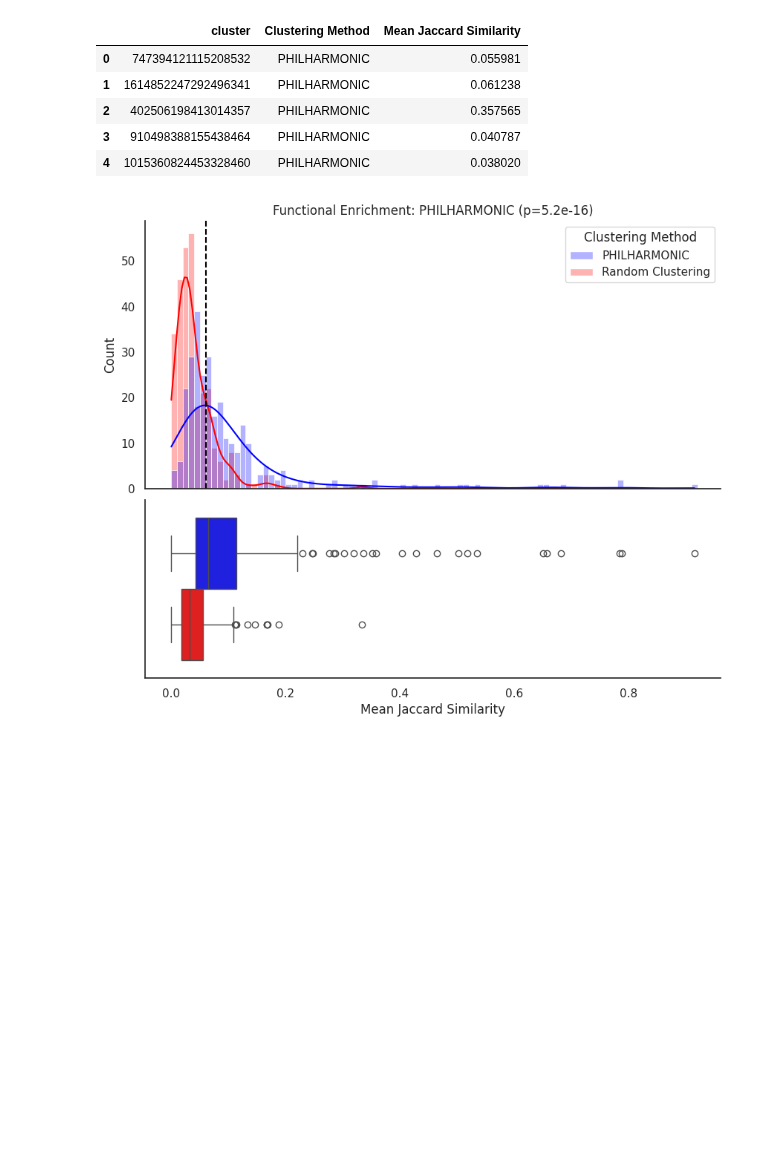
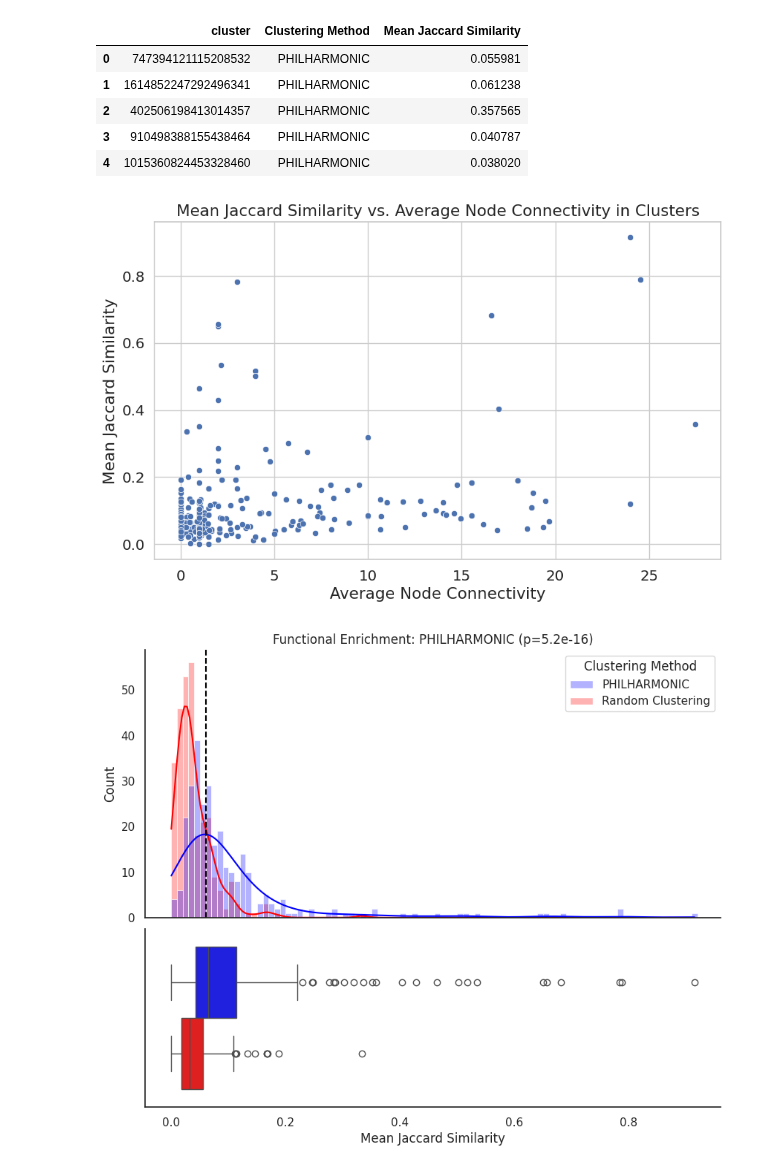
Before and after one commit to samsledje/philharmonic, a Jupyter notebook: nb/02.2_fly_functional_permutation_analysis.ipynb, the cells around one changed output. Cells and saved outputs as stored; diff of their text form; code cells hidden in the pictures; blank space fills up the shorter version.

```diff
--- a/nb/02.2_fly_functional_permutation_analysis.ipynb
+++ b/nb/02.2_fly_functional_permutation_analysis.ipynb
@@ -167,6 +169,43 @@ coherence_df.head()
 | 2 | 402506198413014357 | PHILHARMONIC | 0.357565 |
 | 3 | 910498388155438464 | PHILHARMONIC | 0.040787 |
 | 4 | 1015360824453328460 | PHILHARMONIC | 0.038020 |
+# %%
+import networkx as nx
+
+k = list(cluster_dict.keys())[250]
+clust = cluster_dict[k]
+G = nx.Graph()
+G.add_weighted_edges_from(clust["graph"])
+# %%
+num_nodes = []
+num_edges = []
+mean_jac_sim = []
+connectivity = []
+
+for k, clust in cluster_dict.items():
+    G = nx.Graph()
+    G.add_weighted_edges_from(clust["graph"])
+    num_nodes.append(G.number_of_nodes())
+    num_edges.append(G.number_of_edges())
+    mean_jac_sim.append(cluster_jaccards[k].mean())
+    connectivity.append(nx.average_node_connectivity(G))
+
+# fig, ax = plt.subplots(2, 1, figsize=(10, 8))
+# sns.histplot(num_nodes, bins=30, ax=ax[0], kde=True)
+# ax[0].set_title("Distribution of Number of Nodes in Clusters")
+# sns.histplot(num_edges, bins=30, ax=ax[1], kde=True)
+# ax[1].set_title("Distribution of Number of Edges in Clusters")
+# plt.tight_layout()
+# plt.show()
+
+plt.figure(figsize=(10, 6))
+sns.scatterplot(x=connectivity, y=mean_jac_sim)
+plt.xlabel("Average Node Connectivity")
+plt.ylabel("Mean Jaccard Similarity")
+plt.title("Mean Jaccard Similarity vs. Average Node Connectivity in Clusters")
+plt.show()
+# %% [output]
+[figure, added]
 # %%
 sns.set_palette("colorblind")
 sns.set_theme(style="white", palette="pastel", font_scale=1)
```
Also changed, not shown: parts of 4 cells of this notebook, 8 other files.
